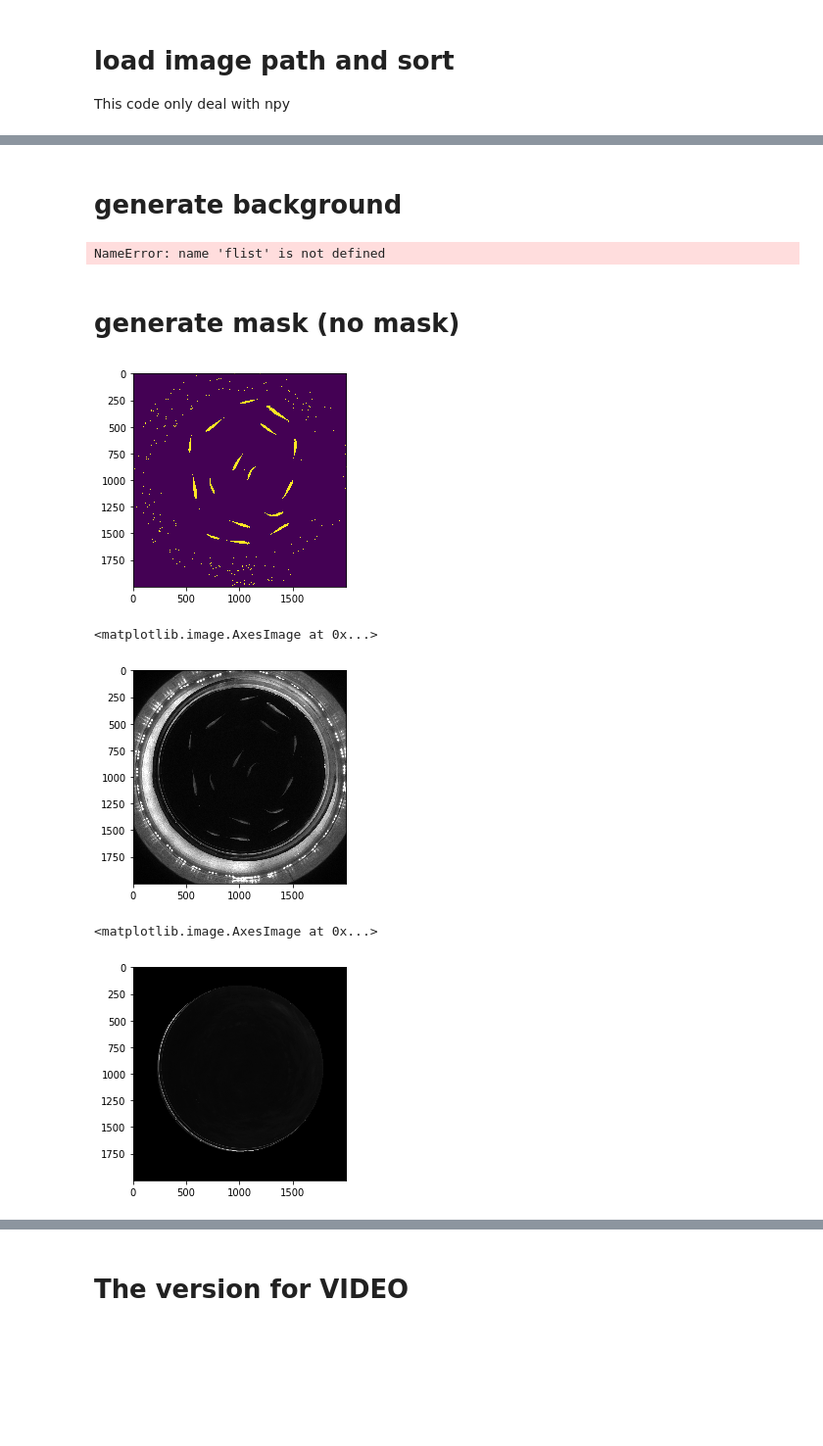
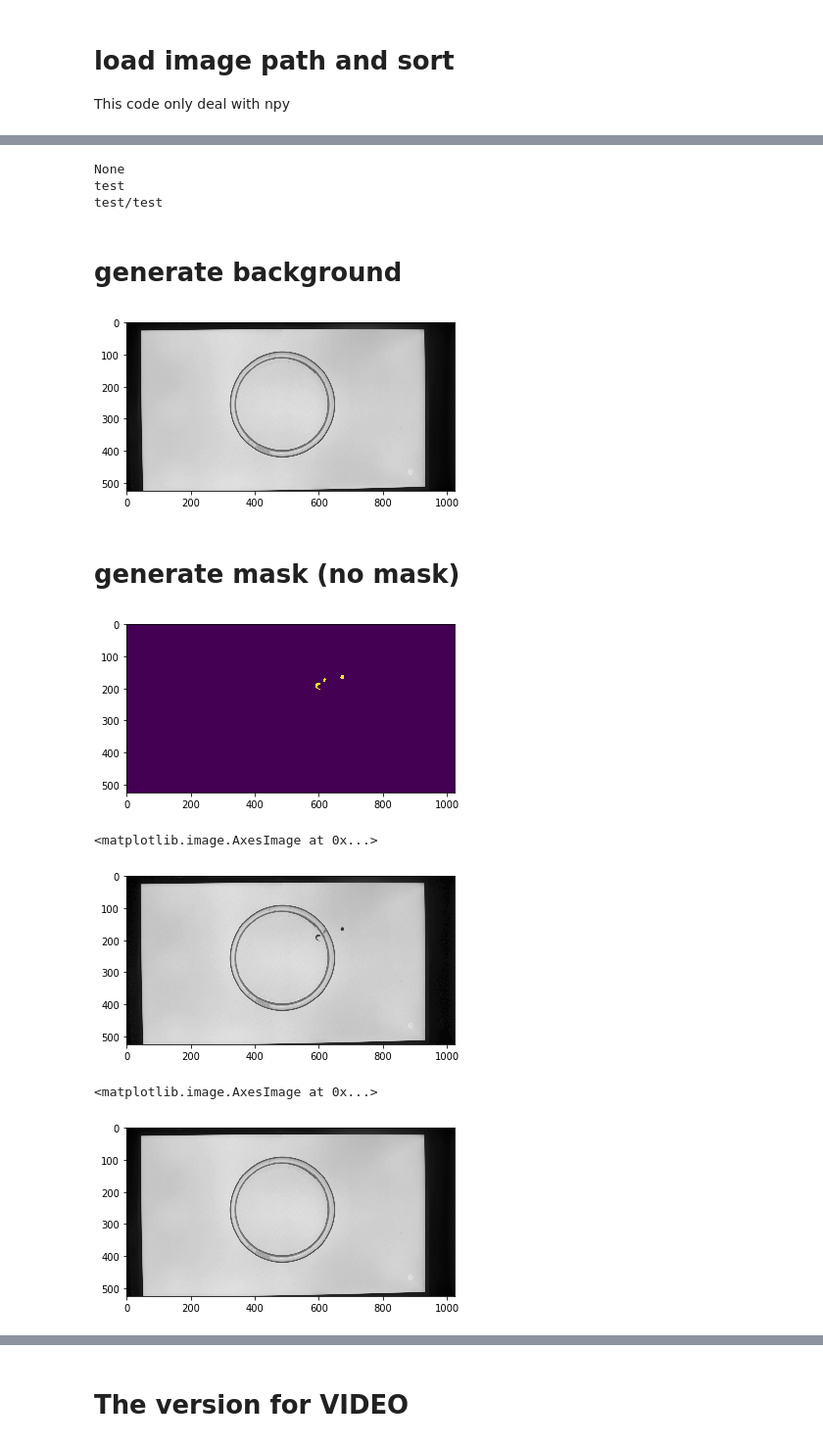
Before and after one commit to isis0517/ZippedFish, a Jupyter notebook: multi_trace.ipynb, the cells around one changed output, grey strips where cells are left out. Shown at 98% size. Saved outputs shown, nothing was run; the diff lists cells and outputs as text; code cells hidden in the pictures; blank space fills up the shorter version.

```diff
--- a/multi_trace.ipynb
+++ b/multi_trace.ipynb
@@ -26,8 +27,8 @@ This code only deal with npy
 #path = "/home/isis0517/Documents/data/compress/HMMTest_01/"
 #savepath = "/home/isis0517/Documents/data/compress/HMMTest_01_com"
 #path = "/home/isis0517/Documents/data/compress/1.m2w2-10nit-1.8cm/"
-savepath = "/home/isis0517/Documents/data"
-path = "/media/isis0517/Crucial X8/1124 bg30/16fish"
+savepath = "/media/isis0517/5E24DB3824DB123F/AndroidFish-main"
+path = "/media/isis0517/5E24DB3824DB123F/AndroidFish-main"
 
 #if not os.path.isdir(savepath):
 #    os.mkdir(savepath)
@@ -42,7 +43,7 @@ tiflist = []
 for filename in flist:
     if os.path.isdir(filename):
         continue
-    if filename.split(".")[-1] == "npy":
+    if filename.split(".")[-1] == "npy" and filename.find("frame") >= 0:
         tiflist.append(filename)
 
 print('There is a total of ',len(tiflist), 'images')
@@ -62,3 +63,13 @@ FileNotFoundError: [Errno 2] No such file or directory: '/media/isis0517/Crucial
+# %%
+print(savepath)
+savepath = os.path.join("","test")
+print(savepath)
+savepath = os.path.join(savepath,"test")
+print(savepath)
+# %% [output]
+None
+test
+test/test
 # %% [markdown]
 # generate background
 # %%
@@ -80,7 +91,7 @@ plt.imshow(background,cmap = plt.cm.gray)
 plt.show()
 #tiff.imwrite(os.path.join(savepath, "background.tiff"), back.cbackground)
 # %% [output]
-NameError: name 'flist' is not defined
+[figure, added]
 # %% [markdown]
 # generate mask (no mask)
 # %%
@@ -97,17 +108,17 @@ plt.imshow(a>15)
 plt.show()
 plt.imshow(img,cmap = plt.cm.gray)
 # %% [output]
-[figure, old version]
+[figure, new version]
 <matplotlib.image.AxesImage at 0x...>
-[figure, old version]
+[figure, new version]
 # %%
 #test for find out the circle
 
-mask = cv2.circle(np.zeros(background.shape).astype("uint8"), (1000,950), 780, 255, -1)>200
+mask = cv2.circle(np.zeros(background.shape).astype("uint8"), (400,300), 780, 255, -1)>200
 plt.imshow(mask*background ,cmap = plt.cm.gray)
 # %% [output]
 <matplotlib.image.AxesImage at 0x...>
-[figure, old version]
+[figure, new version]
 # %%
 tnum = np.random.randint(len(flist),size=500)
 tlist=[]
```
Also changed, not shown: parts of 27 cells of this notebook, 1 other file.
